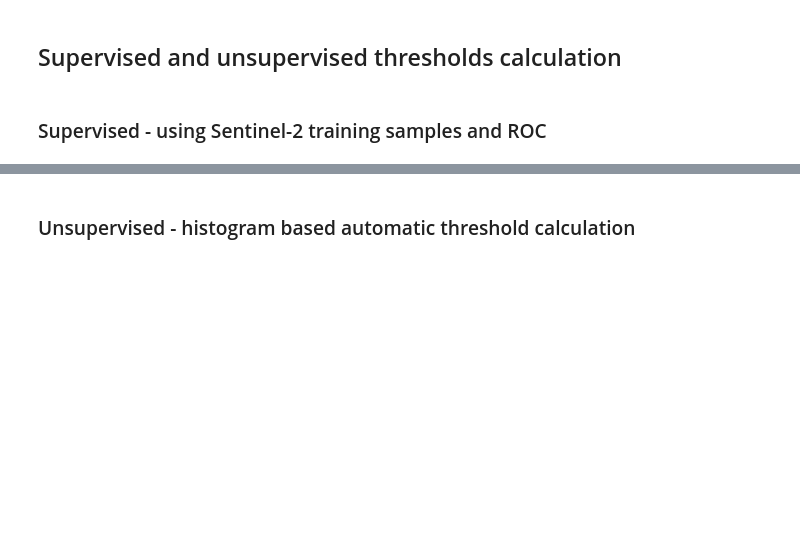
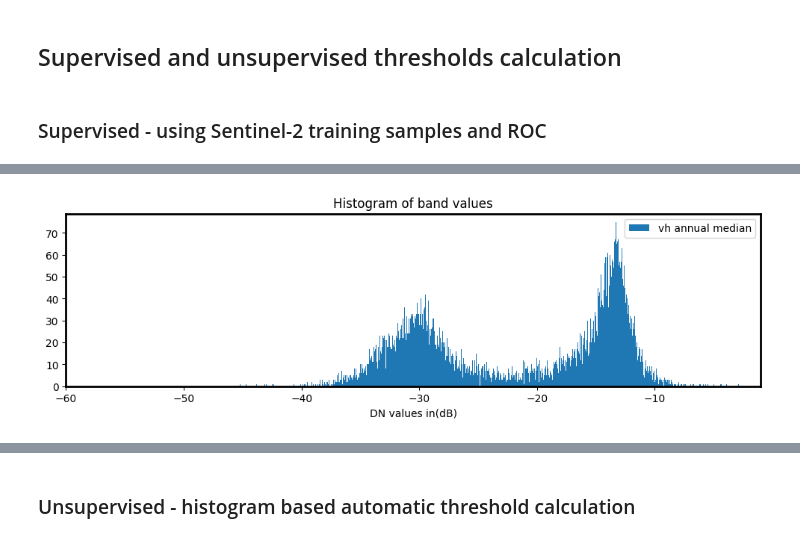
Before and after one commit to frontiersi/DEAfrica_coastlines_s1, a Jupyter notebook: 3_Threshold_extract_shorelines.ipynb, the cells around one changed output, grey strips where cells are left out. Cells and saved outputs as stored; diff of their text form; code cells hidden in the pictures; blank space fills up the shorter version.

```diff
--- a/3_Threshold_extract_shorelines.ipynb
+++ b/3_Threshold_extract_shorelines.ipynb
@@ -212,2 +219,11 @@ Number of samples available:  167446
+# %%
+fig = plt.figure(figsize=(12, 3))
+plt.hist(s1_median_vh,bins=1000,label="vh annual median")
+plt.xlim(-60,-1)
+plt.legend()
+plt.xlabel("DN values in(dB)")
+plt.title("Histogram of band values");
+# %% [output]
+[figure, added]
 # %%
 # ROC using median vh
```
Also changed, not shown: parts of 9 cells of this notebook.
